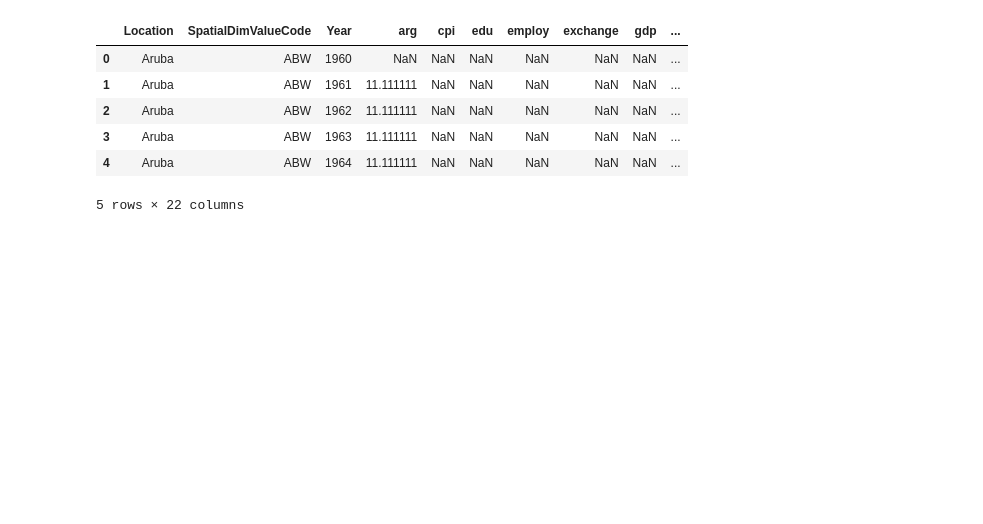
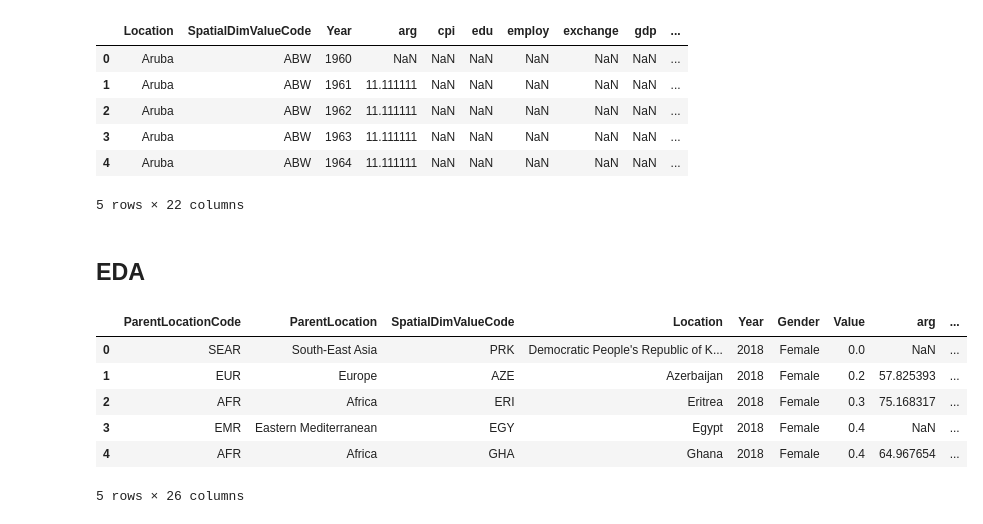
Before and after one commit to QiyunC/Citadel-Datathon-2021, a Jupyter notebook: data_cleaning.ipynb, the cells around one changed output. Saved outputs shown, nothing was run; the diff lists cells and outputs as text; code cells hidden in the pictures; blank space fills up the shorter version.

```diff
--- a/data_cleaning.ipynb
+++ b/data_cleaning.ipynb
@@ -131,3 +118,16 @@ df_wbb['Year'] = df_wbb['Year'].astype(str)
 df_ww['Year'] = df_ww['Year'].astype(str)
 df_www = df_ww.merge(df_wbb,how='left')
 df_www.to_csv("extra_ww.csv",index=False)
+# %% [markdown]
+## EDA
+# %%
+df_www = pd.read_csv("extra_ww.csv")
+df_www.head()
+# %% [output]
+|  | ParentLocationCode | ParentLocation | SpatialDimValueCode | Location | Year | Gender | Value | arg | ... |
+| 0 | SEAR | South-East Asia | PRK | Democratic People's Republic of K... | 2018 | Female | 0.0 | NaN | ... |
+| 1 | EUR | Europe | AZE | Azerbaijan | 2018 | Female | 0.2 | 57.825393 | ... |
+| 2 | AFR | Africa | ERI | Eritrea | 2018 | Female | 0.3 | 75.168317 | ... |
+| 3 | EMR | Eastern Mediterranean | EGY | Egypt | 2018 | Female | 0.4 | NaN | ... |
+| 4 | AFR | Africa | GHA | Ghana | 2018 | Female | 0.4 | 64.967654 | ... |
+5 rows × 26 columns
```
Also changed, not shown: parts of 8 cells of this notebook, 3 other files.
